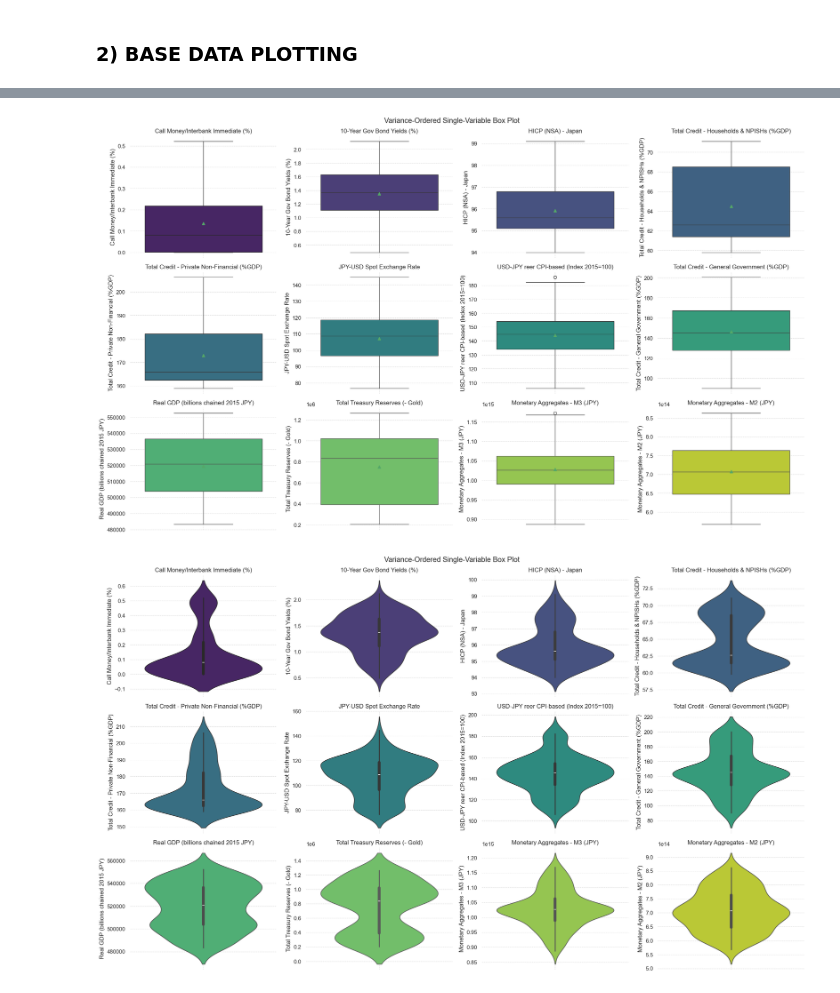
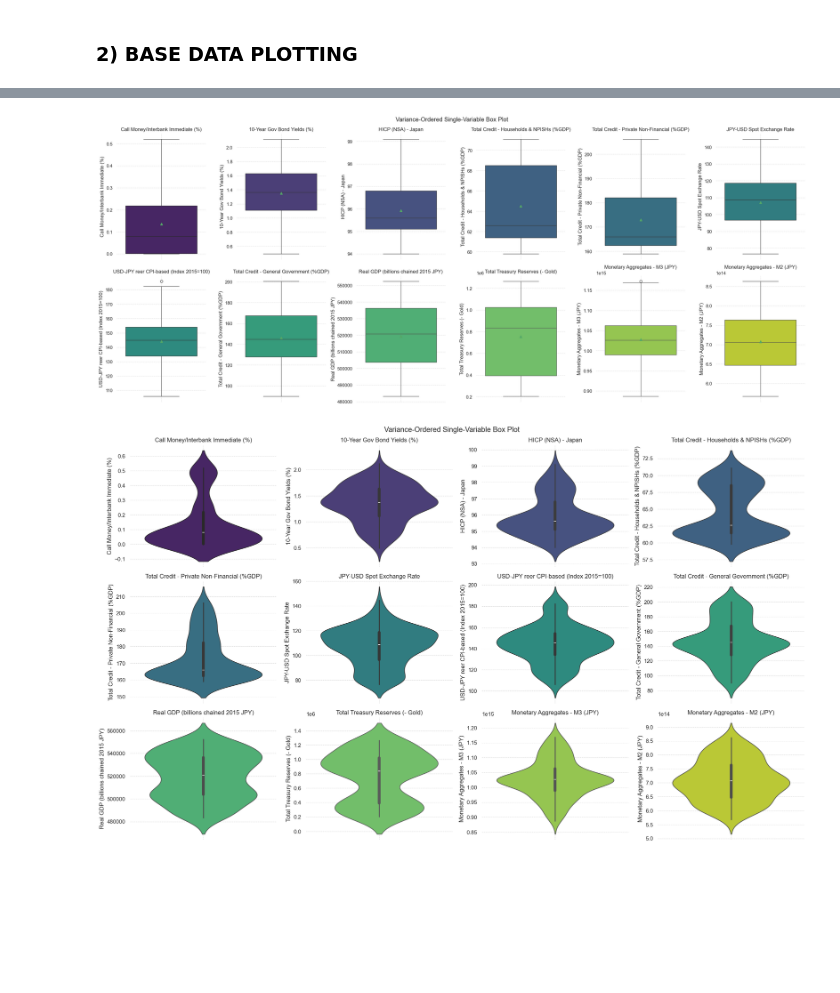
Before and after one commit to EliaLand/PVAR_japan_endogenous_money, a Jupyter notebook: Module2_stats_data_plotting.ipynb, the cells around one changed output, grey strips where cells are left out. Cells and saved outputs as stored; diff of their text form; code cells hidden in the pictures; blank space fills up the shorter version.

```diff
--- a/Module2_stats_data_plotting.ipynb
+++ b/Module2_stats_data_plotting.ipynb
@@ -60,0 +138,31 @@ from arch.unitroot import PhillipsPerron
+# %%
+# Unit-root Testing - Adfuller Test
+# Drop non-numeric columns and handle missing data
+df = jp_aggregated_df.copy()
+jp_aggregated_numeric = df.drop(columns=["Country", "Time"]).dropna()
+
+# (!!!) We need to initialize the results as empty list before execuding the test
+results = []
+
+for col in jp_aggregated_numeric.columns:
+    series = jp_aggregated_numeric[col]
+
+# As before, we extract the AR(1) coefficients
+    ar1 = series.autocorr(lag=1)
+
+# Augmented Dickey-Fuller (ADF) unit root test
+    adf_result = adfuller(series, autolag="AIC")
+    adf_stat = adf_result[0]
+    p_value = adf_result[1]
+    crit_values = adf_result[4]
+
+    results.append({
+        "Variable": col,
+        "AR(1)": ar1,
+        "ADF Statistic": adf_stat,
+        "p-value": p_value,
+        "Stationary - Absence of unit-root (HP1)": "Yes" if p_value < 0.05 else "No"
+    })
+
+jp_adf_df = pd.DataFrame(results)
+jp_adf_df
@@ -162,37 +321,37 @@ X = statistics.index.tolist()
 # We define the palette following past graphs design
 pal = sns.color_palette("viridis", n_colors=len(X))
 
 # General Layout (column and rows enumeration, figure's size, sub_plot)
-cols = 4
-rows = (len(X) + cols - 1) // cols
-fig, axes = plt.subplots(nrows=rows, ncols=cols, figsize=(5 * cols, 4 * rows))
+cols = 6
+rows = (len(X) + cols - 4) // cols
+fig, axes = plt.subplots(nrows=rows, ncols=cols, figsize=(4 * cols, 5 * rows))
 axes = np.array(axes).flatten()
 
 # Boxplot setup
 for i, col in enumerate(X):
     sns.boxplot(
         data=df,
         y=col,
         ax=axes[i],
         color=pal[i],
         showmeans=True
     )
     axes[i].set_title(f"{col}")
     axes[i].set_xlabel("")
     axes[i].grid(True, linestyle="--", linewidth=0.7, alpha=0.7)
 
     for spine in axes[i].spines.values():
         spine.set_visible(False)
 
 # Deletion of unused subplots (we have less variables than available slots for subplots on the page)
 for j in range(i + 1, len(axes)):
     fig.delaxes(axes[j])
 
 plt.suptitle("Variance-Ordered Single-Variable Box Plot")
 plt.tight_layout()
 plt.show()
 # %% [output]
-[figure, old version]
+[figure, new version]
 # %%
 # Data Plotting (violin-plot)
 # Same code as box-plots
```
Also changed, not shown: parts of 16 cells of this notebook.
